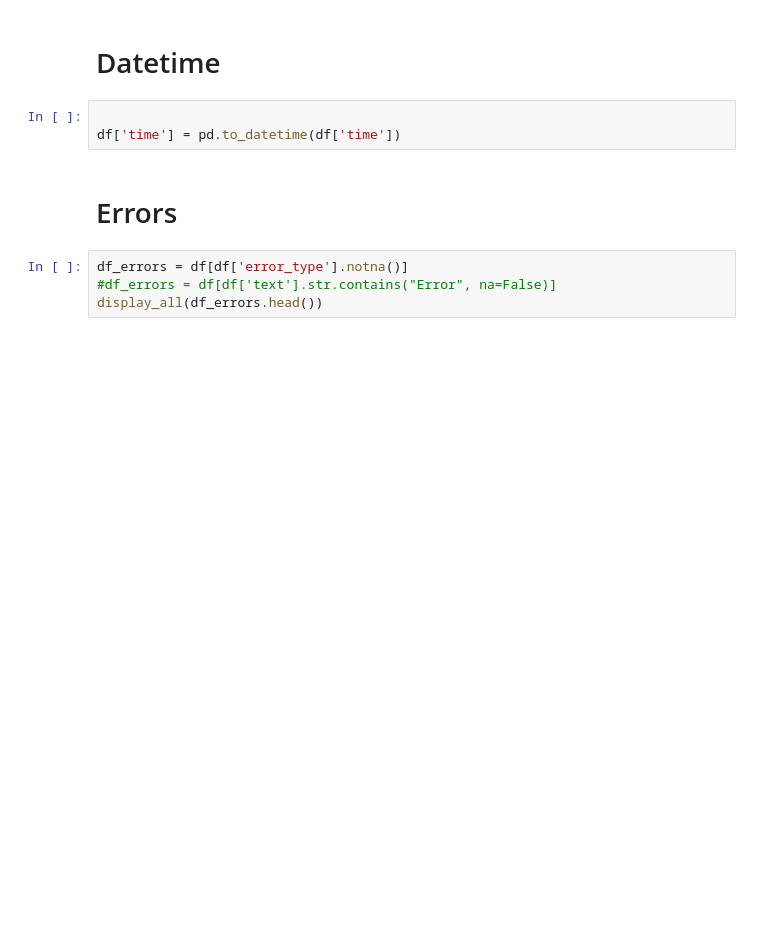
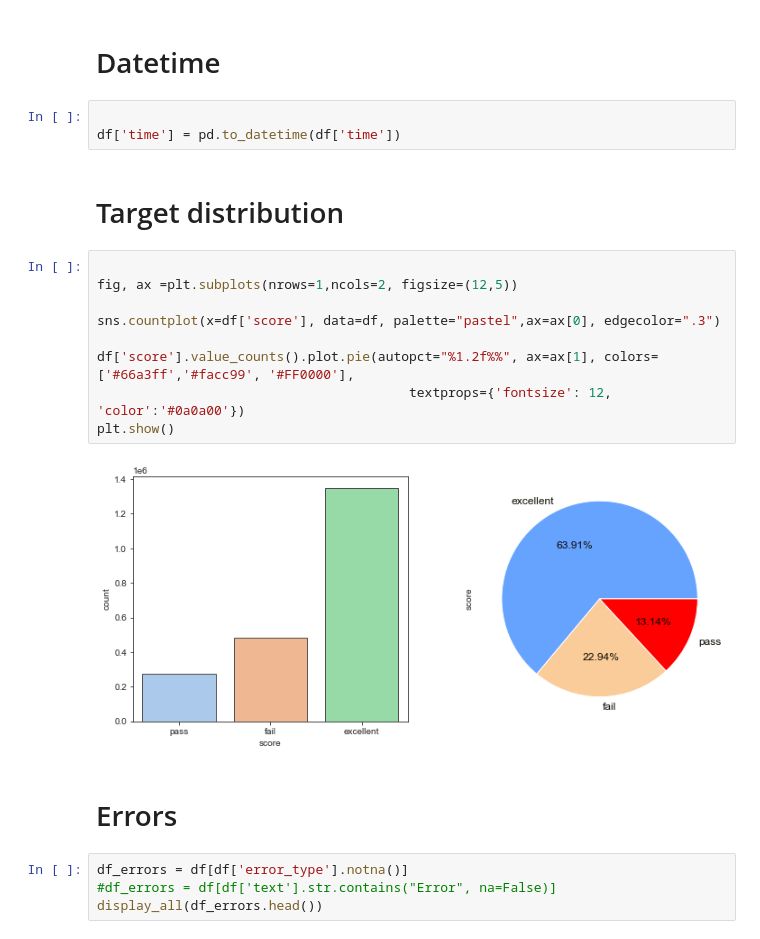
Before and after one commit to alefreda/thonny-log-analysis, a Jupyter notebook: Thonny_log_analysis.ipynb, the cells around one changed output. Drawn from its saved outputs; the diff is of its cells as text; blank space fills up the shorter version.

Commit message:
target distribution

```diff
--- a/Thonny_log_analysis.ipynb
+++ b/Thonny_log_analysis.ipynb
@@ -131,6 +131,19 @@ df.drop(columns=['denied','command_id', 'widget'])
 # %%
 
 df['time'] = pd.to_datetime(df['time'])
+# %% [markdown]
+# Target distribution
+# %%
+
+fig, ax =plt.subplots(nrows=1,ncols=2, figsize=(12,5))
+
+sns.countplot(x=df['score'], data=df, palette="pastel",ax=ax[0], edgecolor=".3")
+
+df['score'].value_counts().plot.pie(autopct="%1.2f%%", ax=ax[1], colors=['#66a3ff','#facc99', '#FF0000'],
+                                        textprops={'fontsize': 12, 'color':'#0a0a00'})
+plt.show()
+# %% [output]
+[figure, added]
 # %% [markdown]
 # Errors
 # %%
```
Also changed, not shown: parts of 17 cells of this notebook, 1 other file.
